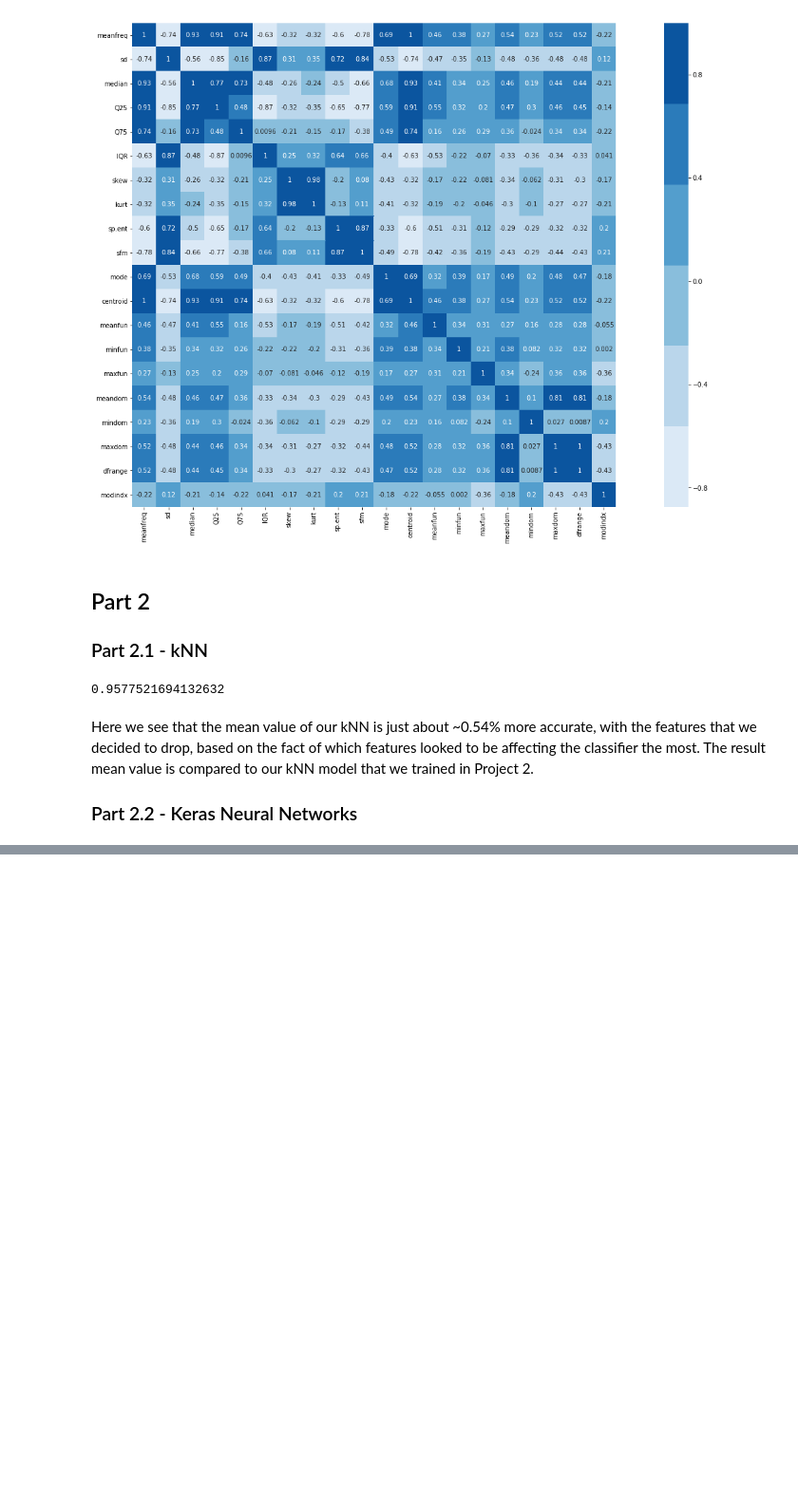
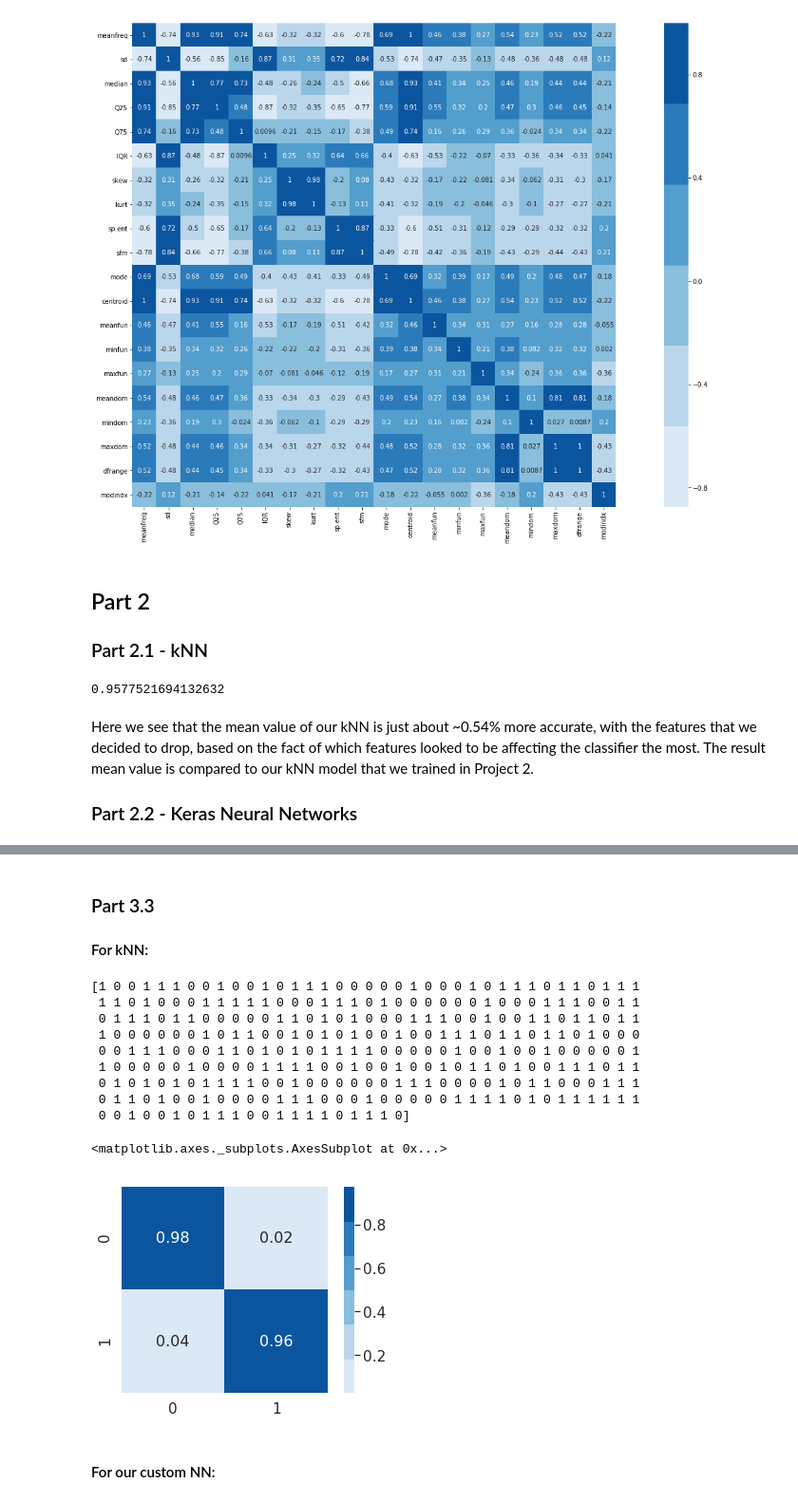
Before and after one commit to FarkIst/ML_Project3, a Jupyter notebook: project3.ipynb, the cells around one changed output, grey strips where cells are left out. Shown at 95% size. Saved outputs shown, nothing was run; the diff lists cells and outputs as text; code cells hidden in the pictures; blank space fills up the shorter version.

Commit message:
Part 3 wip

```diff
--- a/project3.ipynb
+++ b/project3.ipynb
@@ -168,9 +168,6 @@ x = scaler.fit_transform(x)
 #Test-train split
 x_train, x_test, y_train, y_test = train_test_split(x, y, test_size=0.1, random_state=30)
 
-y_train = to_categorical(y_train, 2)
-
-
 #Build Neural Network
 
 model = models.Sequential([
@@ -182,5 +179,5 @@ model = models.Sequential([
 ])
 
 model.compile(optimizer='adam',
-              loss='binary_crossentropy',
+              loss='sparse_categorical_crossentropy',
               metrics=['accuracy'])
@@ -226,0 +272,32 @@ model.evaluate(x_test, to_categorical(y_test, 2))
+# %% [markdown]
+### Part 3.3
+
+#### For kNN:
+# %%
+from sklearn.metrics import confusion_matrix
+
+kn = KNeighborsClassifier(n_neighbors=5)
+kn.fit(x_train,y_train)
+prediction = kn.predict(x_test)
+print(prediction)
+
+#Normalize
+cm = confusion_matrix(y_test, prediction)
+cm = cm.astype('float') / cm.sum(axis=1)[:, np.newaxis]
+
+sns.set(font_scale=1.4)#for label size
+sns.heatmap(cm, annot=True, annot_kws={"size": 16}, square=True, cmap=sns.color_palette("Blues"), fmt=".2f")
+# %% [output]
+[1 0 0 1 1 1 0 0 1 0 0 1 0 1 1 1 0 0 0 0 0 1 0 0 0 1 0 1 1 1 0 1 1 0 1 1 1
+ 1 1 0 1 0 0 0 1 1 1 1 1 0 0 0 1 1 1 0 1 0 0 0 0 0 0 1 0 0 0 1 1 1 0 0 1 1
+ 0 1 1 1 0 1 1 0 0 0 0 0 1 1 0 1 0 1 0 0 0 1 1 1 0 0 1 0 0 1 1 0 1 1 0 1 1
+ 1 0 0 0 0 0 0 1 0 1 1 0 0 1 0 1 0 1 0 0 1 0 0 1 1 1 0 1 1 0 1 1 0 1 0 0 0
+ 0 0 1 1 1 0 0 0 1 1 0 1 0 1 0 1 1 1 1 0 0 0 0 0 1 0 0 1 0 0 1 0 0 0 0 0 1
+ 1 0 0 0 0 0 1 0 0 0 0 1 1 1 1 0 0 1 0 0 1 0 0 1 0 1 1 0 1 0 0 1 1 1 0 1 1
+ 0 1 0 1 0 1 0 1 1 1 1 0 0 1 0 0 0 0 0 0 1 1 1 0 0 0 0 1 0 1 1 0 0 0 1 1 1
+ 0 1 1 0 1 0 0 1 0 0 0 0 1 1 1 0 0 0 1 0 0 0 0 0 1 1 1 1 0 1 0 1 1 1 1 1 1
+ 0 0 1 0 0 1 0 1 1 1 0 0 1 1 1 1 0 1 1 1 0]
+<matplotlib.axes._subplots.AxesSubplot at 0x...>
+[figure, added]
+# %% [markdown]
+#### For our custom NN:
```
Also changed, not shown: parts of 10 cells of this notebook.
